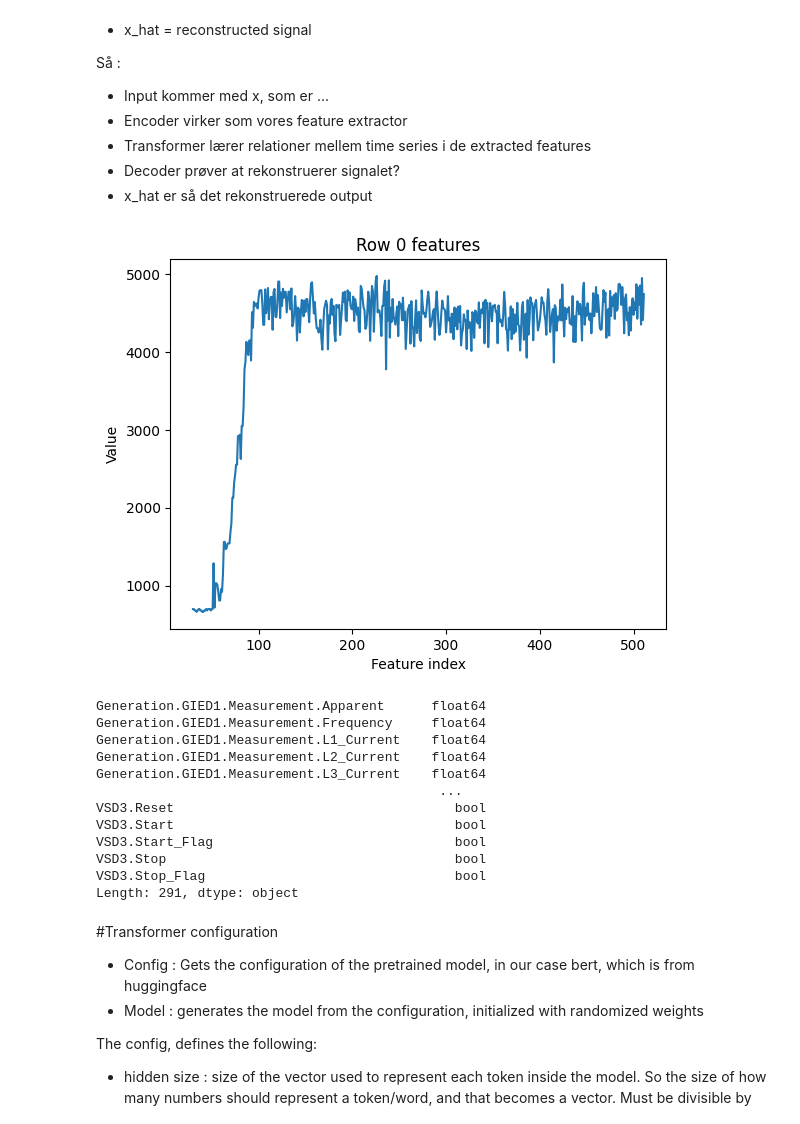
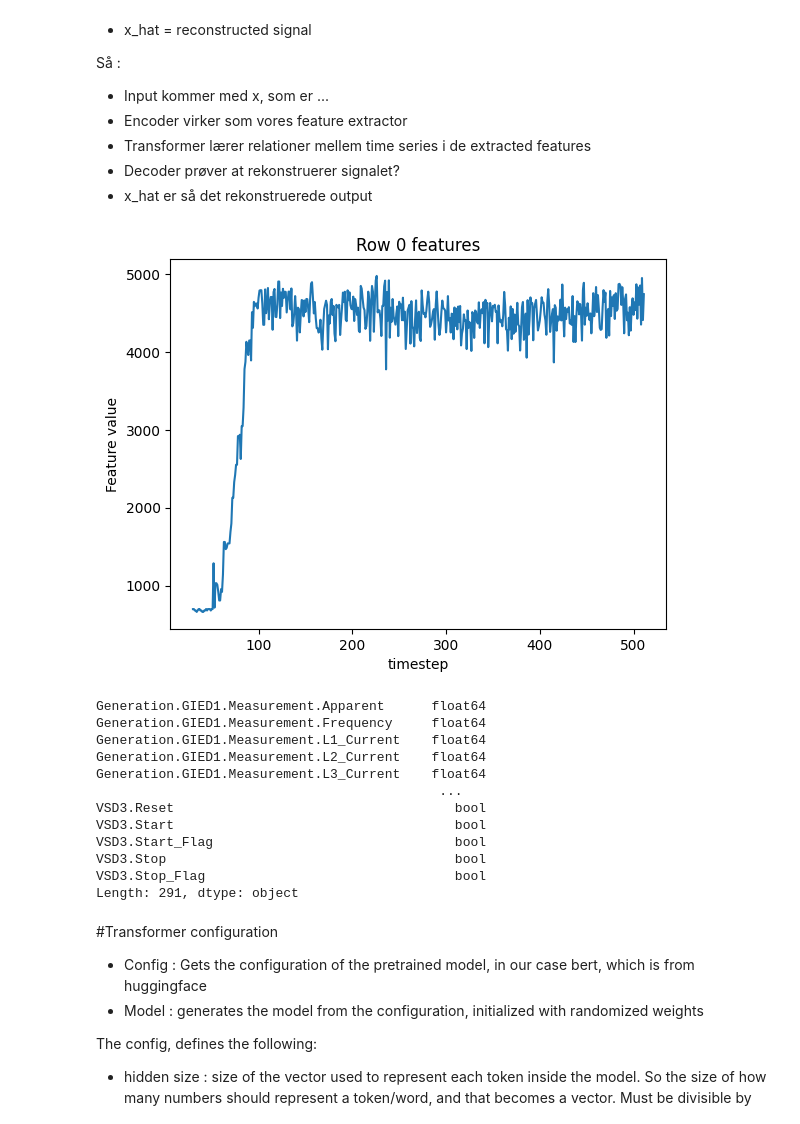
Before and after one commit to Struggling6/MainRepo, a Jupyter notebook: CNN_transformer.ipynb, the cells around one changed output. Saved outputs shown, nothing was run; the diff lists cells and outputs as text; code cells hidden in the pictures.

```diff
--- a/CNN_transformer.ipynb
+++ b/CNN_transformer.ipynb
@@ -253,16 +204,16 @@ Så :
 # %%
 #Hvordan man plotter en feature? (Måske er det nydvendigt senere)
 df_numeric = df.apply(pd.to_numeric, errors="coerce")
 
 plt.plot(df_numeric.iloc[30:, 0])  # Plot the first feature (column index 0) for all rows except the header
-plt.xlabel("Feature index")
-plt.ylabel("Value")
+plt.xlabel("timestep")
+plt.ylabel("Feature value")
 plt.title("Row 0 features")
 plt.show()
 
 print(df_numeric.dtypes)
 # %% [output]
-[figure, old version]
+[figure, new version]
 Generation.GIED1.Measurement.Apparent      float64
 Generation.GIED1.Measurement.Frequency     float64
 Generation.GIED1.Measurement.L1_Current    float64
```
Also changed, not shown: parts of 7 cells of this notebook.
